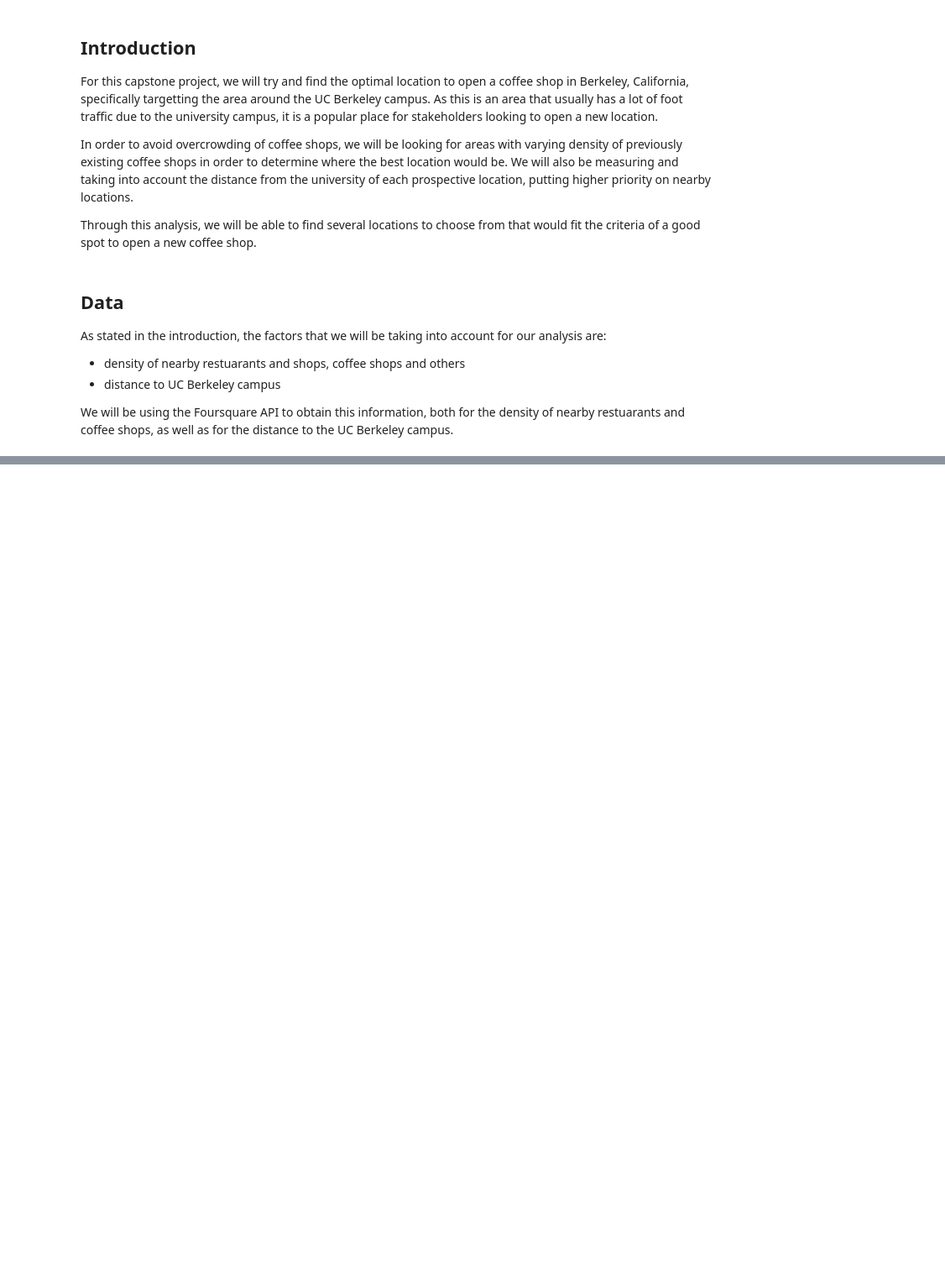
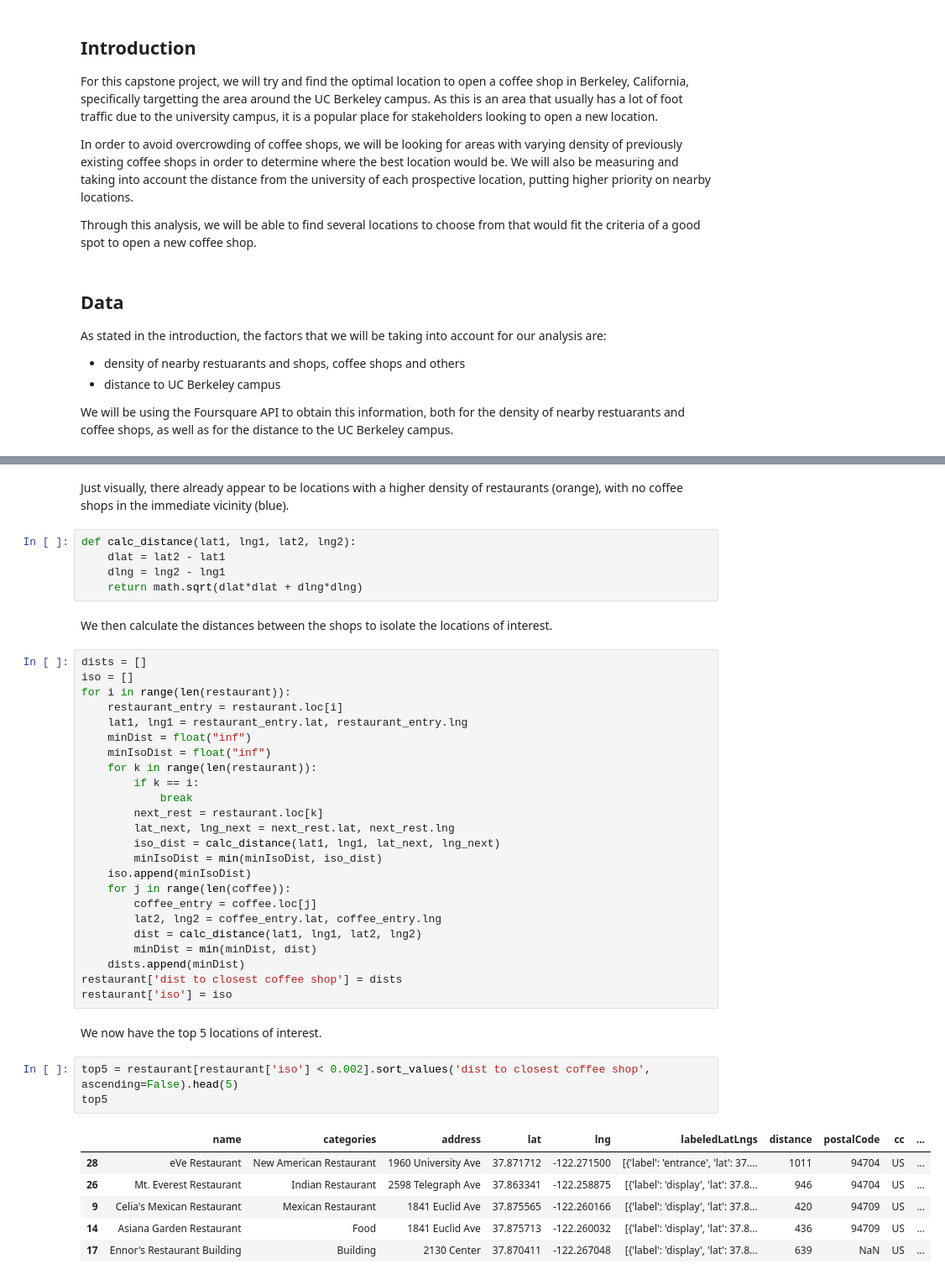
Before and after one commit to bentrenguyen/Coursera-Capstone, a Jupyter notebook: Battle of the Neighborhoods.ipynb, the cells around one changed output, grey strips where cells are left out. Shown at 84% size. Saved outputs shown, nothing was run; the diff lists cells and outputs as text; blank space fills up the shorter version.

```diff
--- a/Battle of the Neighborhoods.ipynb
+++ b/Battle of the Neighborhoods.ipynb
@@ -26,0 +163,45 @@ We will be using the Foursquare API to obtain this information, both for the den
+# %% [markdown]
+Just visually, there already appear to be locations with a higher density of restaurants (orange), with no coffee shops in the immediate vicinity (blue).
+# %%
+def calc_distance(lat1, lng1, lat2, lng2):
+    dlat = lat2 - lat1
+    dlng = lng2 - lng1
+    return math.sqrt(dlat*dlat + dlng*dlng)
+# %% [markdown]
+We then calculate the distances between the shops to isolate the locations of interest.
+# %%
+dists = []
+iso = []
+for i in range(len(restaurant)):
+    restaurant_entry = restaurant.loc[i]
+    lat1, lng1 = restaurant_entry.lat, restaurant_entry.lng
+    minDist = float("inf")
+    minIsoDist = float("inf")
+    for k in range(len(restaurant)):
+        if k == i:
+            break
+        next_rest = restaurant.loc[k]
+        lat_next, lng_next = next_rest.lat, next_rest.lng
+        iso_dist = calc_distance(lat1, lng1, lat_next, lng_next)
+        minIsoDist = min(minIsoDist, iso_dist)
+    iso.append(minIsoDist)
+    for j in range(len(coffee)):
+        coffee_entry = coffee.loc[j]
+        lat2, lng2 = coffee_entry.lat, coffee_entry.lng
+        dist = calc_distance(lat1, lng1, lat2, lng2)
+        minDist = min(minDist, dist)
+    dists.append(minDist)
+restaurant['dist to closest coffee shop'] = dists
+restaurant['iso'] = iso
+# %% [markdown]
+We now have the top 5 locations of interest.
+# %%
+top5 = restaurant[restaurant['iso'] < 0.002].sort_values('dist to closest coffee shop', ascending=False).head(5)
+top5
+# %% [output]
+|  | name | categories | address | lat | lng | labeledLatLngs | distance | postalCode | cc | ... |
+| 28 | eVe Restaurant | New American Restaurant | 1960 University Ave | 37.871712 | -122.271500 | [{'label': 'entrance', 'lat': 37.... | 1011 | 94704 | US | ... |
+| 26 | Mt. Everest Restaurant | Indian Restaurant | 2598 Telegraph Ave | 37.863341 | -122.258875 | [{'label': 'display', 'lat': 37.8... | 946 | 94704 | US | ... |
+| 9 | Celia's Mexican Restaurant | Mexican Restaurant | 1841 Euclid Ave | 37.875565 | -122.260166 | [{'label': 'display', 'lat': 37.8... | 420 | 94709 | US | ... |
+| 14 | Asiana Garden Restaurant | Food | 1841 Euclid Ave | 37.875713 | -122.260032 | [{'label': 'display', 'lat': 37.8... | 436 | 94709 | US | ... |
+| 17 | Ennor's Restaurant Building | Building | 2130 Center | 37.870411 | -122.267048 | [{'label': 'display', 'lat': 37.8... | 639 | NaN | US | ... |
```
Also changed, not shown: parts of 17 cells of this notebook, 3 other files.
